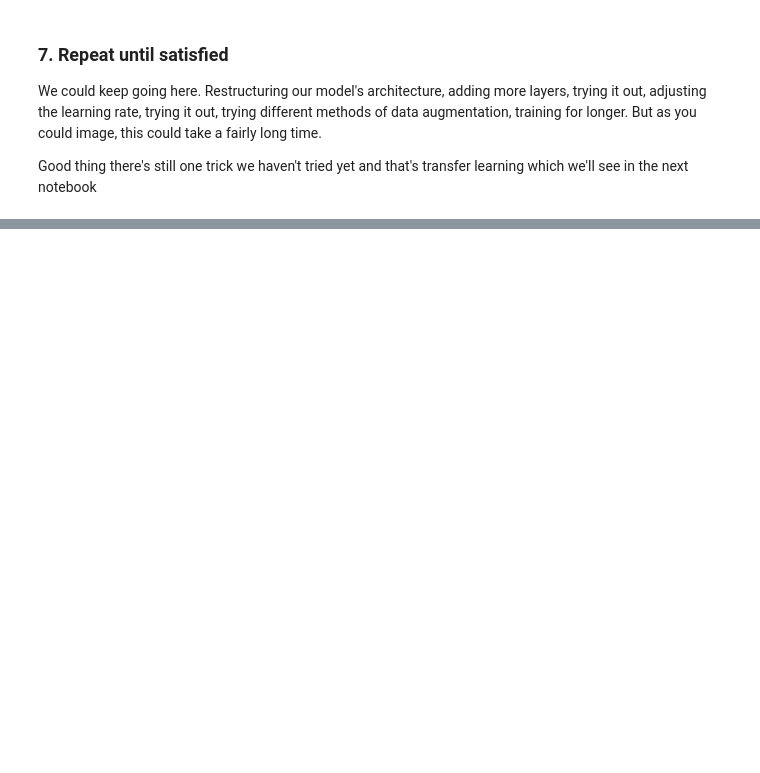
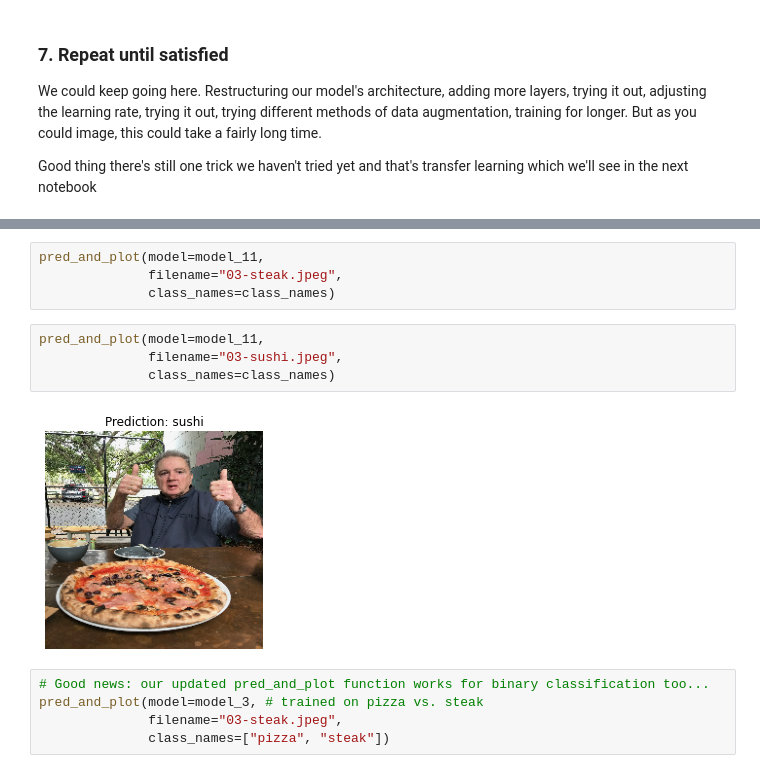
Before and after one commit to prachuryanath/TF-Learning, a Jupyter notebook: 03_convolutional_neural_networks_in_tensorflow.ipynb, the cells around one changed output, grey strips where cells are left out. Cells and saved outputs as stored; diff of their text form; blank space fills up the shorter version.

```diff
--- a/03_convolutional_neural_networks_in_tensorflow.ipynb
+++ b/03_convolutional_neural_networks_in_tensorflow.ipynb
@@ -1344,0 +1390,15 @@ Good thing there's still one trick we haven't tried yet and that's transfer lear
+# %%
+pred_and_plot(model=model_11,
+              filename="03-steak.jpeg",
+              class_names=class_names)
+# %%
+pred_and_plot(model=model_11,
+              filename="03-sushi.jpeg",
+              class_names=class_names)
+# %% [output]
+[figure, added]
+# %%
+# Good news: our updated pred_and_plot function works for binary classification too...
+pred_and_plot(model=model_3, # trained on pizza vs. steak
+              filename="03-steak.jpeg",
+              class_names=["pizza", "steak"])
```
Also changed, not shown: parts of 44 cells of this notebook.
